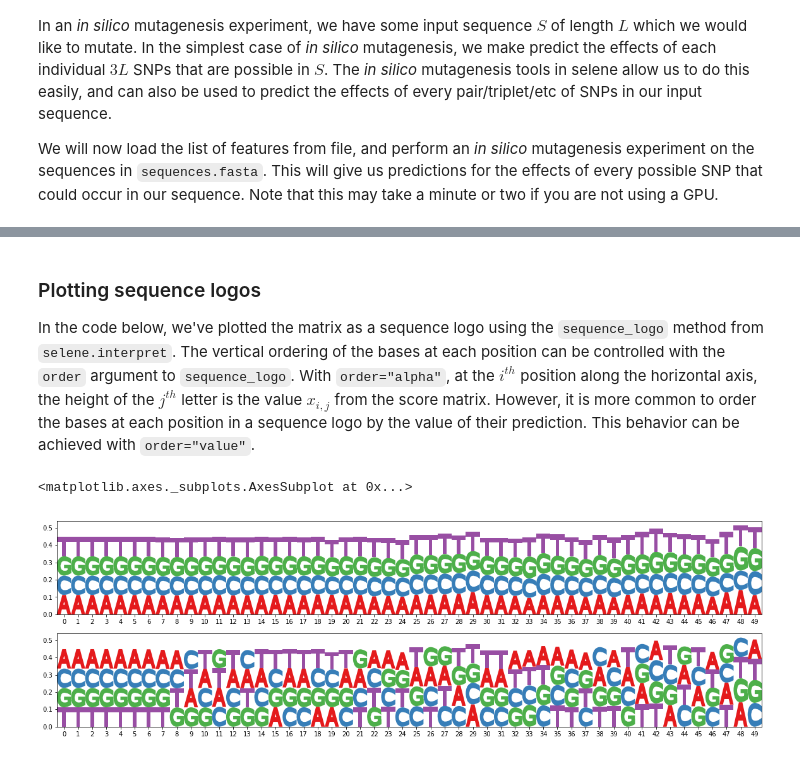
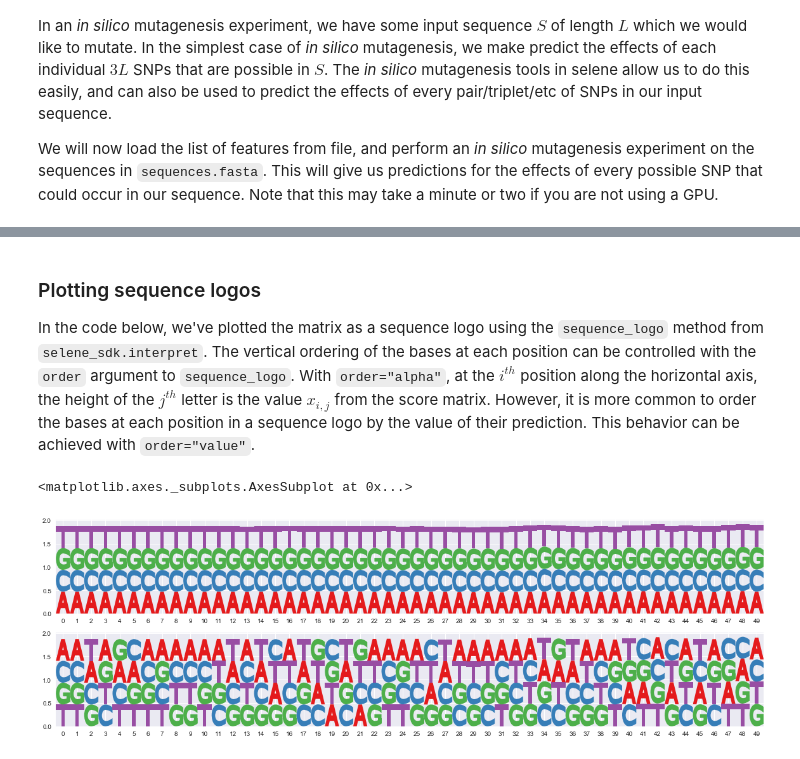
Before and after one commit to FunctionLab/selene, a Jupyter notebook: tutorials/analyzing_mutations_with_trained_models/analyzing_mutations_with_trained_models.ipynb, the cells around one changed output, grey strips where cells are left out. Saved outputs shown, nothing was run; the diff lists cells and outputs as text; code cells hidden in the pictures.

```diff
--- a/tutorials/analyzing_mutations_with_trained_models/analyzing_mutations_with_trained_models.ipynb
+++ b/tutorials/analyzing_mutations_with_trained_models/analyzing_mutations_with_trained_models.ipynb
@@ -85,5 +82,5 @@ Before we visualize anything, we have to load the predictions for the *in silico
 # %%
-from selene.interpret import ISMResult
+from selene_sdk.interpret import ISMResult
 
-ism = ISMResult.from_file("ism_0_predictions.tsv")
+ism = ISMResult.from_file("0_predictions.tsv")
 # %% [markdown]
@@ -91,5 +88,5 @@ We now extract the array of predictions for one of the predicted labels, "H3K27a
 # %%
-score_matrix = ism.get_score_matrix_for("H3K27ac|36041")[:50,]
+score_matrix = ism.get_score_matrix_for("K562|H3K27ac|None")[:50,]
 # %% [markdown]
 The structure of the returned `score_matrix` is important, so let's take a moment to discuss it.
 For a score matrix $\mathbf{X}$, the element in the $i^{th}$ row and $j^{th}$ column, $x_{i, j}$, is the prediction associated with mutating the $i^{th}$ base in the input sequence to the $j^{th}$ base in $[A, C, G, T]$.
@@ -113,16 +111,16 @@ selene.interpret.heatmap(score_matrix, mask=reference_encoding, cbar=True, ax=ax
 # %% [markdown]
 ### Plotting sequence logos
-In the code below, we've plotted the matrix as a sequence logo using the `sequence_logo` method from `selene.interpret`.
+In the code below, we've plotted the matrix as a sequence logo using the `sequence_logo` method from `selene_sdk.interpret`.
 The vertical ordering of the bases at each position can be controlled with the `order` argument to `sequence_logo`.
 With `order="alpha"`, at the $i^{th}$ position along the horizontal axis, the height of the $j^{th}$ letter is the value $x_{i, j}$ from the score matrix.
 However, it is more common to order the bases at each position in a sequence logo by the value of their prediction.
 This behavior can be achieved with `order="value"`.
 # %%
 figure, (ax1, ax2) = plt.subplots(2, 1, figsize=(20, 6))
-selene.interpret.sequence_logo(score_matrix, order="alpha", ax=ax1)
-selene.interpret.sequence_logo(score_matrix, order="value", ax=ax2)
+selene_sdk.interpret.sequence_logo(score_matrix, order="alpha", ax=ax1)
+selene_sdk.interpret.sequence_logo(score_matrix, order="value", ax=ax2)
 # %% [output]
 <matplotlib.axes._subplots.AxesSubplot at 0x...>
-[figure, old version]
+[figure, new version]
 # %% [markdown]
 ### Rescaling predictions
```
Also changed, not shown: parts of 10 cells of this notebook, 12 other files.
